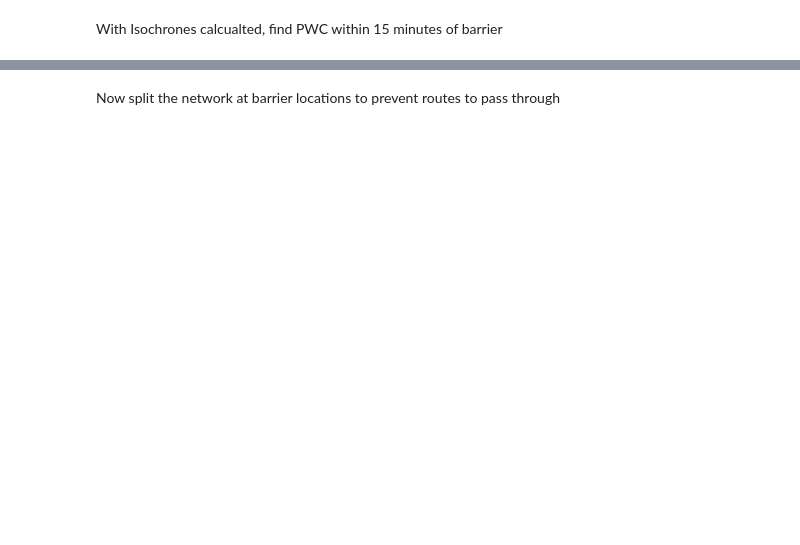
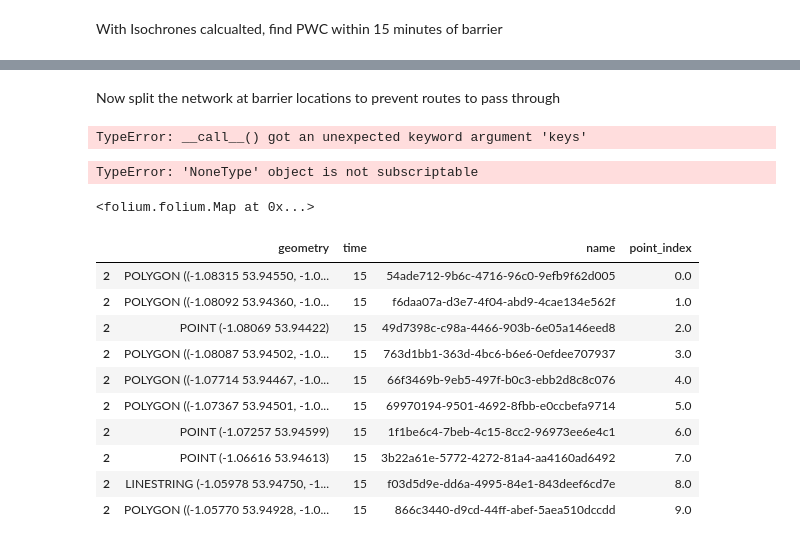
Before and after one commit to Froguin99/BarrierRemoval, a Jupyter notebook: Processing/Scripts/AminitiesAnalysis.ipynb, the cells around one changed output, grey strips where cells are left out. Saved outputs shown, nothing was run; the diff lists cells and outputs as text; code cells hidden in the pictures; blank space fills up the shorter version.

```diff
--- a/Processing/Scripts/AminitiesAnalysis.ipynb
+++ b/Processing/Scripts/AminitiesAnalysis.ipynb
@@ -145,0 +170,2 @@ isochrones.head(10)
+# %%
+join_inner_df = pwc.sjoin(isochrones, how='inner')
@@ -145,0 +176,2 @@ isochrones.head(10)
+# %% [markdown]
+Now split the network at barrier locations to prevent routes to pass through
@@ -145,0 +230,24 @@ isochrones.head(10)
+# %%
+#%%
+
+WT = [5, 10, 15]
+BARRIERS = len(barriers)
+
+# build geopandas data frame of isochrone polygons for each barrier
+isochrones = pd.concat(
+    [
+        gpd.GeoDataFrame(
+            get_isochrone_barriers(
+                r["geometry"].x,
+                r["geometry"].y,
+                name=r["globalid"],
+                point_index=i,
+                walk_times=WT,
+            ),
+            crs=barriers.crs,
+        )
+        for i, r in barriers.head(BARRIERS).iterrows()
+    ]
+)
+# %% [output]
+TypeError: __call__() got an unexpected keyword argument 'keys'
@@ -146,3 +258,44 @@ isochrones.head(10)
+# %%
+#%%
+
+warnings.filterwarnings("ignore")
+
+gdf = isochrones.set_index(["time", "point_index"]).copy()
+# remove shorter walk time from longer walk time polygon to make folium work better
+for idx in range(len(WT)-1,0,-1):
+    gdf.loc[WT[idx], "geometry"] = (
+        gdf.loc[WT[idx]]
+        .apply(
+            lambda r: r["geometry"].symmetric_difference(
+                gdf.loc[(WT[idx-1], r.name), "geometry"]
+            ),
+            axis=1,
+        )
+        .values
+    )
+
+m = gdf.reset_index().explore(column="time", height=300, width=500, scheme="boxplot")
+barriers.head(BARRIERS).explore(m=m, marker_kwds={"radius": 3, "color": "red"})
+# %% [output]
+TypeError: 'NoneType' object is not subscriptable
+<folium.folium.Map at 0x...>
+# %%
+# remove shorter walk distances
+isochrones = isochrones[isochrones.time == 15]
+isochrones['point_index'] = isochrones['point_index'].fillna(0)
+isochrones.head(10)
+# %% [output]
+|  | geometry | time | name | point_index |
+| 2 | POLYGON ((-1.08315 53.94550, -1.0... | 15 | 54ade712-9b6c-4716-96c0-9efb9f62d005 | 0.0 |
+| 2 | POLYGON ((-1.08092 53.94360, -1.0... | 15 | f6daa07a-d3e7-4f04-abd9-4cae134e562f | 1.0 |
+| 2 | POINT (-1.08069 53.94422) | 15 | 49d7398c-c98a-4466-903b-6e05a146eed8 | 2.0 |
+| 2 | POLYGON ((-1.08087 53.94502, -1.0... | 15 | 763d1bb1-363d-4bc6-b6e6-0efdee707937 | 3.0 |
+| 2 | POLYGON ((-1.07714 53.94467, -1.0... | 15 | 66f3469b-9eb5-497f-b0c3-ebb2d8c8c076 | 4.0 |
+| 2 | POLYGON ((-1.07367 53.94501, -1.0... | 15 | 69970194-9501-4692-8fbb-e0ccbefa9714 | 5.0 |
+| 2 | POINT (-1.07257 53.94599) | 15 | 1f1be6c4-7beb-4c15-8cc2-96973ee6e4c1 | 6.0 |
+| 2 | POINT (-1.06616 53.94613) | 15 | 3b22a61e-5772-4272-81a4-aa4160ad6492 | 7.0 |
+| 2 | LINESTRING (-1.05978 53.94750, -1... | 15 | f03d5d9e-dd6a-4995-84e1-843deef6cd7e | 8.0 |
+| 2 | POLYGON ((-1.05770 53.94928, -1.0... | 15 | 866c3440-d9cd-44ff-abef-5aea510dccdd | 9.0 |
 # %%
 join_inner_df = pois.sjoin(isochrones, how='inner')
 # %%
@@ -150,2 +302,0 @@ result = join_inner_df.groupby('name').size()
-# %% [markdown]
-Now split the network at barrier locations to prevent routes to pass through
```
Also changed, not shown: parts of 25 cells of this notebook.
